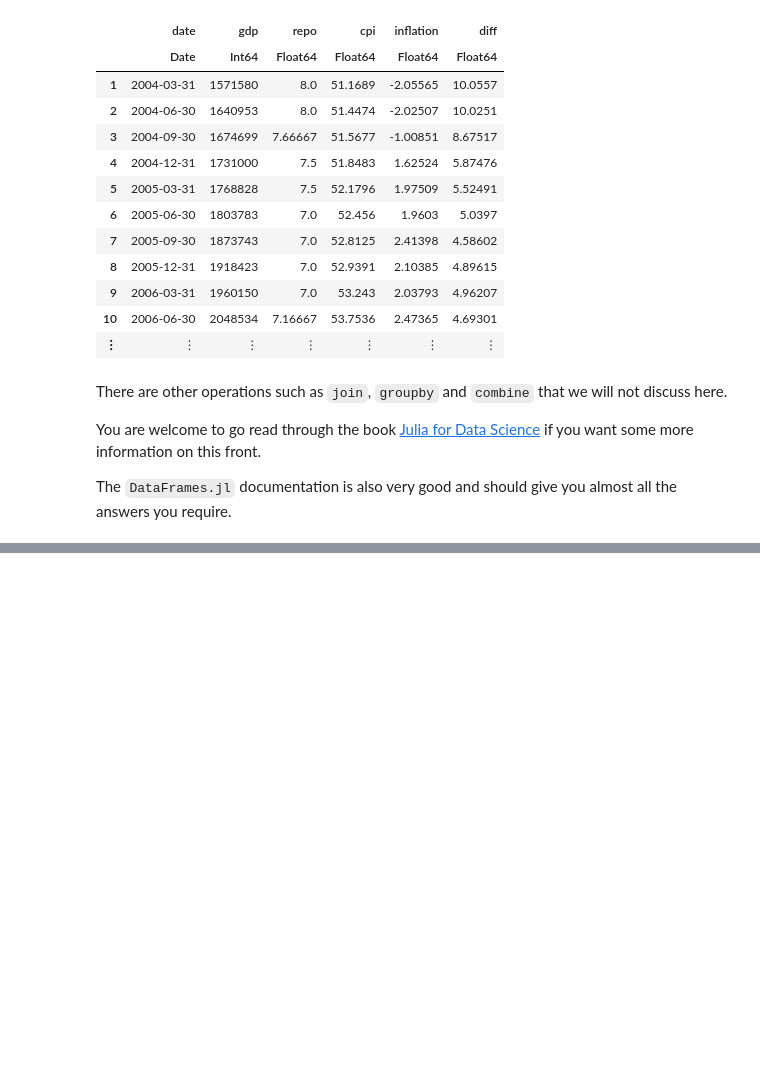
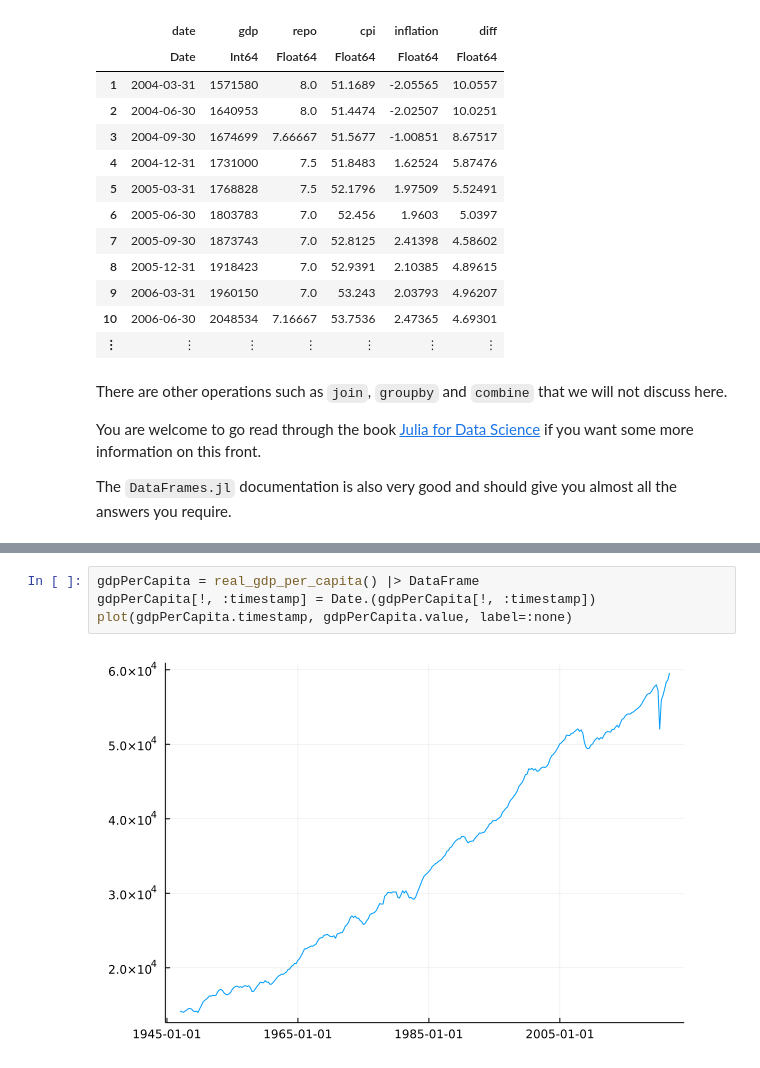
Before and after one commit to DawievLill/DataScience-871, a Jupyter notebook: 05-julia-data/05-julia-data.ipynb, the cells around one changed output, grey strips where cells are left out. Saved outputs shown, nothing was run; the diff lists cells and outputs as text; blank space fills up the shorter version.

```diff
--- a/05-julia-data/05-julia-data.ipynb
+++ b/05-julia-data/05-julia-data.ipynb
@@ -567,0 +624,6 @@ The `DataFrames.jl` documentation is also very good and should give you almost a
+# %%
+gdpPerCapita = real_gdp_per_capita() |> DataFrame
+gdpPerCapita[!, :timestamp] = Date.(gdpPerCapita[!, :timestamp])
+plot(gdpPerCapita.timestamp, gdpPerCapita.value, label=:none)
+# %% [output]
+[figure, added]
```
Also changed, not shown: parts of 11 cells of this notebook.
